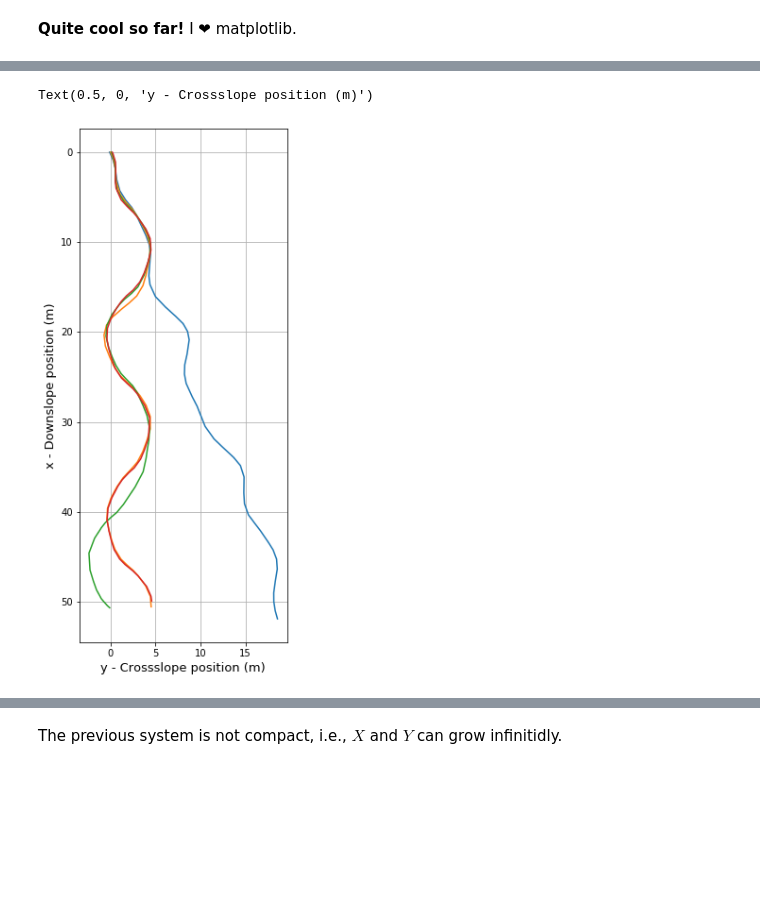
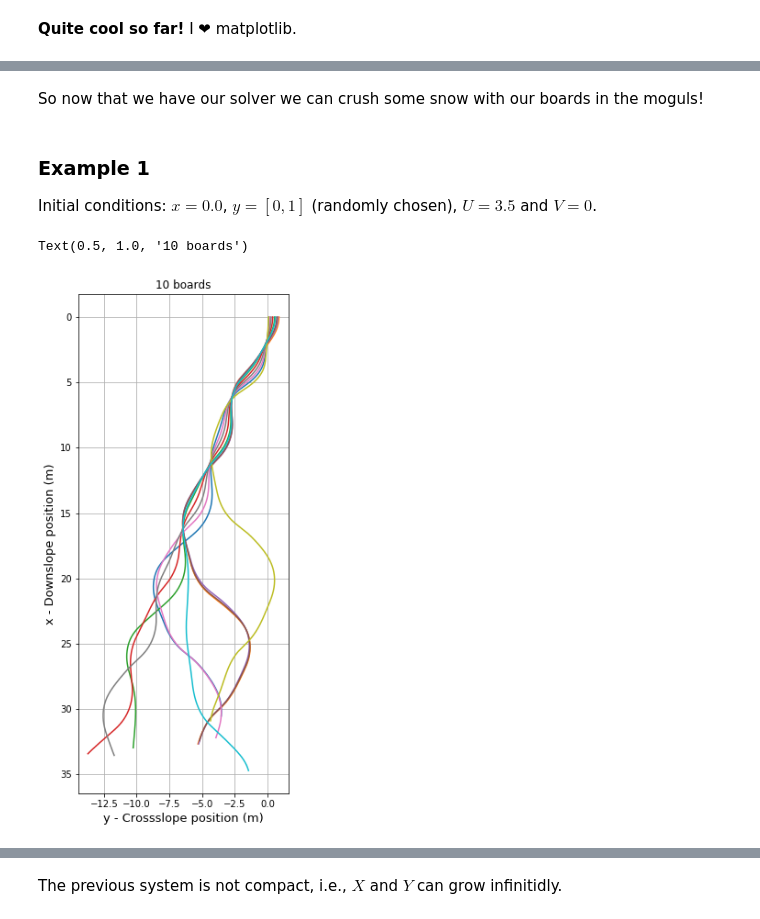
Before and after one commit to cpierard/moguls_of_chaos, a Jupyter notebook: Moguls_of_Chaos_[python].ipynb, the cells around one changed output, grey strips where cells are left out. Cells and saved outputs as stored; diff of their text form; code cells hidden in the pictures; blank space fills up the shorter version.

```diff
--- a/Moguls_of_Chaos_[python].ipynb
+++ b/Moguls_of_Chaos_[python].ipynb
@@ -113,14 +162,41 @@ sol_4 = solve_ivp(sled, [0, t_f], [0,0.2,4,2])
 # %%
-plt.figure(figsize=(5,10))
-plt.plot(sol_1.y[1], sol_1.y[0])
-plt.plot(sol_2.y[1], sol_2.y[0])
-plt.plot(sol_3.y[1], sol_3.y[0])
-plt.plot(sol_4.y[1], sol_4.y[0])
-plt.gca().invert_yaxis()
-plt.gca().set_aspect('equal', adjustable='box')
-plt.grid()
-plt.ylabel('x - Downslope position (m)', fontsize =13)
-plt.xlabel('y - Crossslope position (m)', fontsize =13)
+def plot_several(Solution):
+    """
+        plot_several_position(Solution)
+
+    Function to plot several trajectories of boards or sleds.
+    Solution is the array with the solutions of the ensemble of points.
+    """
+
+    N = Solution.shape[2]
+    plt.figure(figsize=(5,10))
+
+    for i in range(0,N):
+        plt.plot(Solution[1, :, i], Solution[0, :, i])
+
+    plt.gca().invert_yaxis()
+    plt.gca().set_aspect('equal', adjustable='box')
+    plt.grid()
+    plt.ylabel('x - Downslope position (m)', fontsize =13)
+    plt.xlabel('y - Crossslope position (m)', fontsize =13)
-# %% [output]
-Text(0.5, 0, 'y - Crossslope position (m)')
-[figure, removed]
+# %% [markdown]
+So now that we have our solver we can crush some snow with our boards in the moguls!
+# %% [markdown]
+### Example 1
+
+Initial conditions: $x = 0.0$, $y = [0,1]$ (randomly chosen), $U = 3.5$ and $V = 0$.
+# %%
+n_sleds = 10
+n_time = 1000
+x_init = np.zeros(n_sleds)
+y_init = np.random.rand(n_sleds)
+v_init = np.zeros(n_sleds)
+u_init = np.zeros(n_sleds) + 3.5
+
+sol_ex1 = solver(board, x_init, y_init, v_init, u_init , 0.01, n_time, n_sleds)
+
+plot_several(sol_ex1)
+plt.title('10 boards')
+# %% [output]
+Text(0.5, 1.0, '10 boards')
+[figure, added]
```
Also changed, not shown: parts of 31 cells of this notebook, 11 other files.
